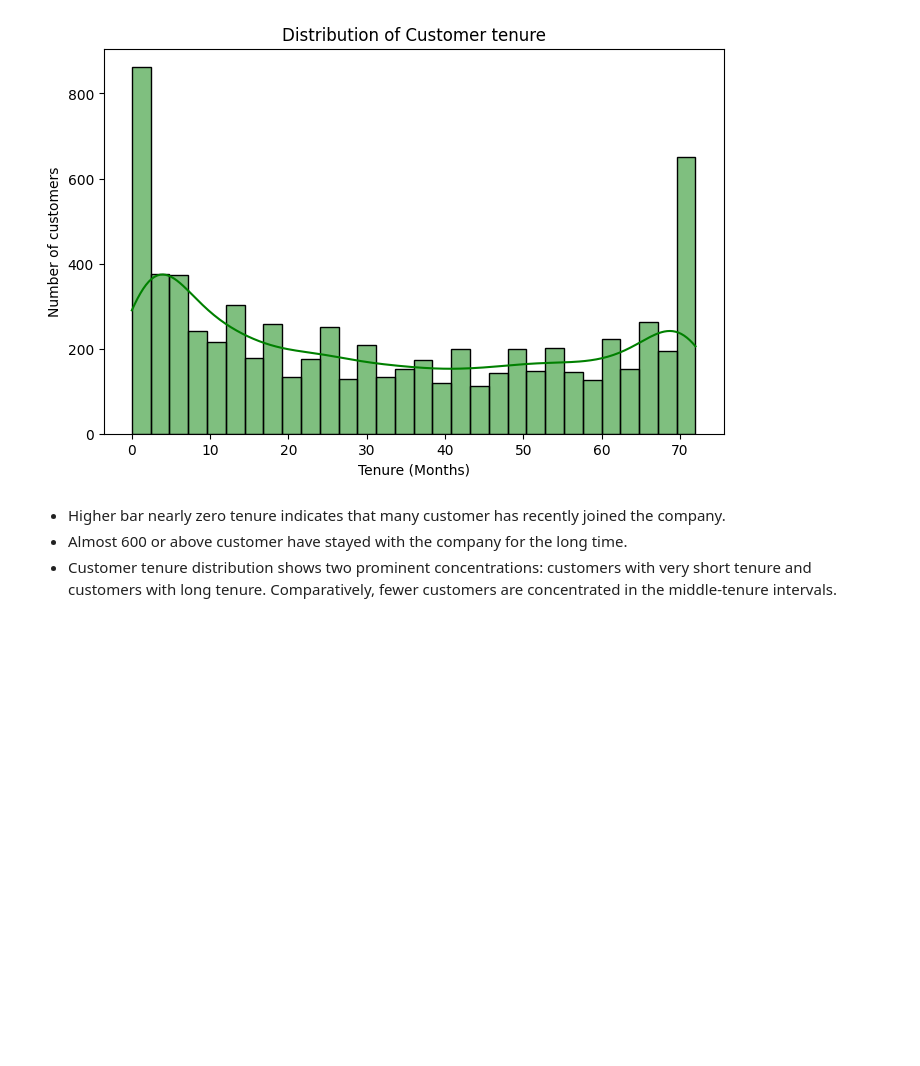
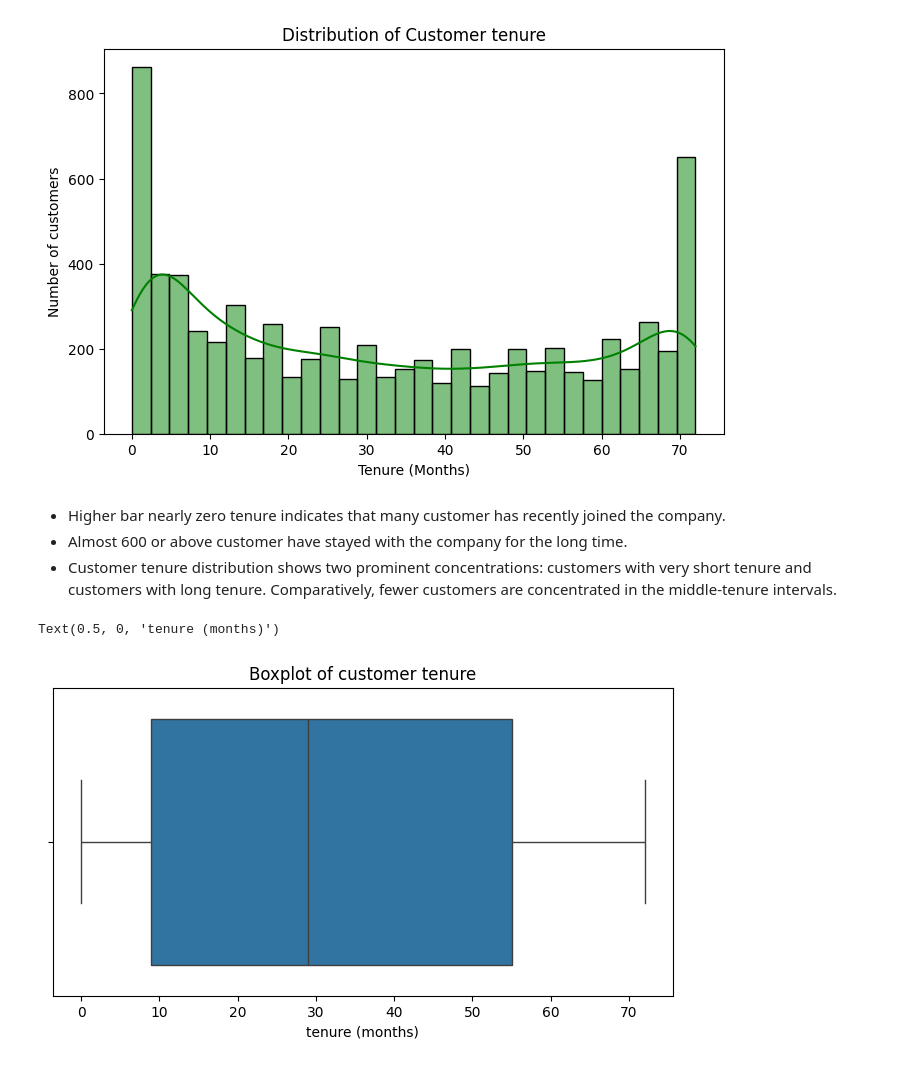
Before and after one commit to dheeraj59/Telco-Customer-Churn-EDA, a Jupyter notebook: eda.ipynb, the cells around one changed output. Cells and saved outputs as stored; diff of their text form; code cells hidden in the pictures; blank space fills up the shorter version.

Commit message:
Add univariate analysis with histograms and box plots

```diff
--- a/eda.ipynb
+++ b/eda.ipynb
@@ -428,3 +428,11 @@ Text(0, 0.5, 'Number of customers')
 - Higher bar nearly zero tenure indicates that many customer has recently joined the company.
 - Almost 600 or above customer have stayed with the company for the long time.
 - Customer tenure distribution shows two prominent concentrations: customers with very short tenure and customers with long tenure. Comparatively, fewer customers are concentrated in the middle-tenure intervals.
+# %%
+plt.figure(figsize = (8,4))
+sns.boxplot(data = df, x = "tenure")
+plt.title("Boxplot of customer tenure")
+plt.xlabel("tenure (months)")
+# %% [output]
+Text(0.5, 0, 'tenure (months)')
+[figure, added]
```
Also changed, not shown: parts of 5 cells of this notebook.
